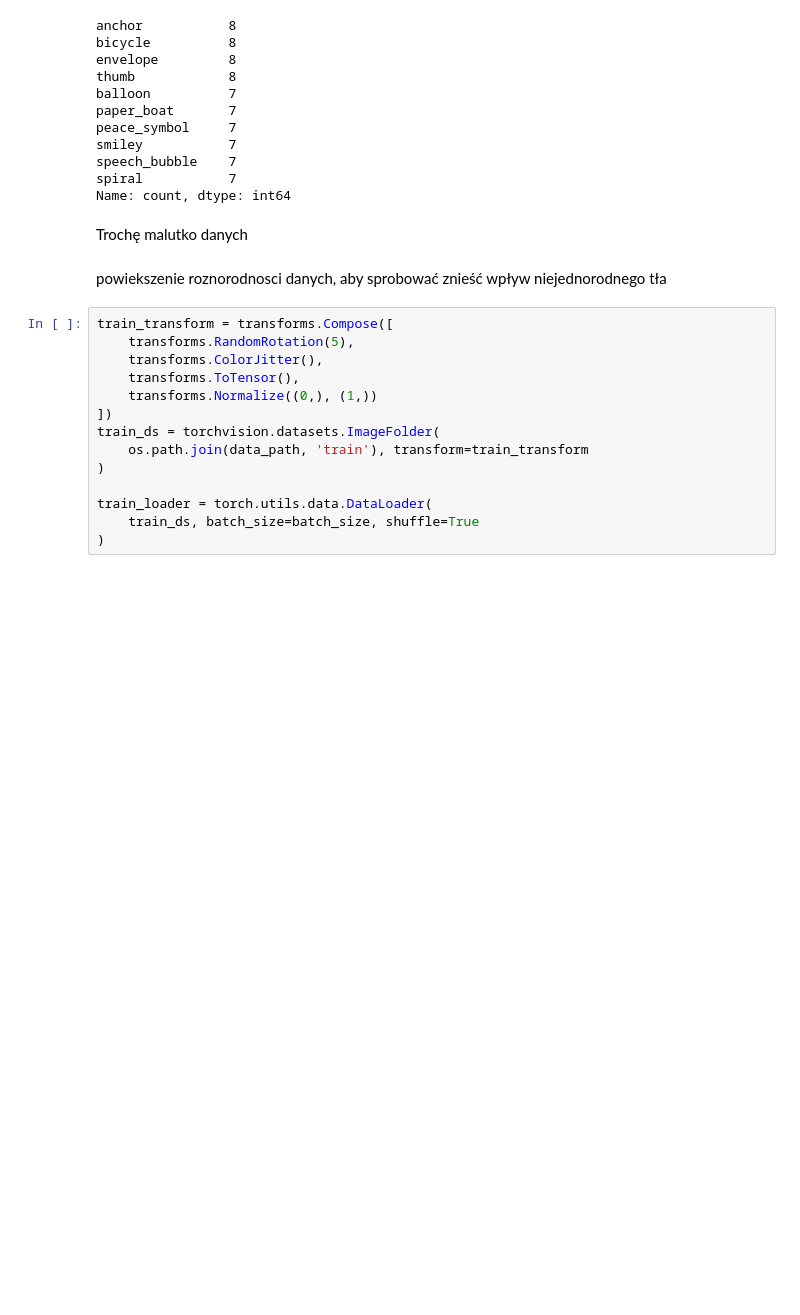
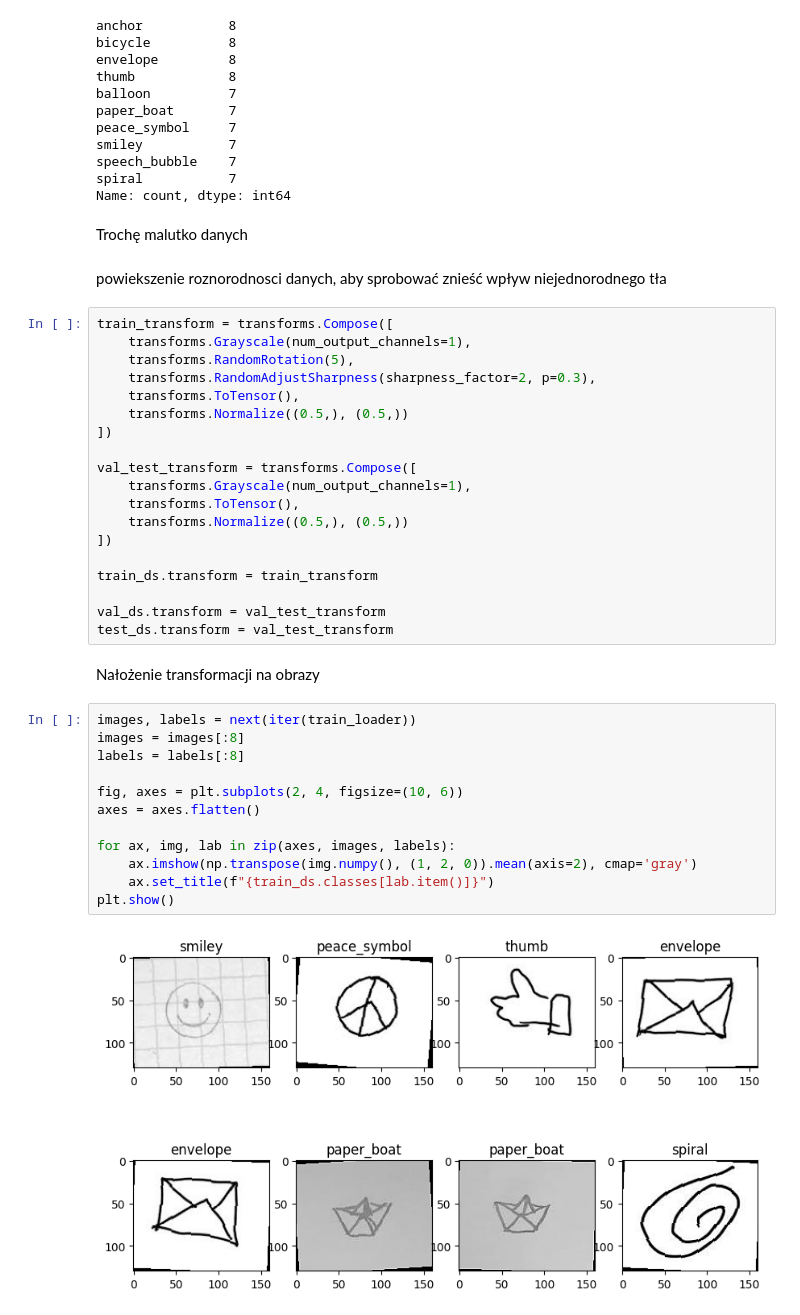
Before and after one commit to fidok15/ProjektRekrutacjaSolvro, a Jupyter notebook: Project/zadanie.ipynb, the cells around one changed output. Cells and saved outputs as stored; diff of their text form; blank space fills up the shorter version.

```diff
--- a/Project/zadanie.ipynb
+++ b/Project/zadanie.ipynb
@@ -154,18 +157,39 @@ Trochę malutko danych
 powiekszenie roznorodnosci danych, aby sprobować znieść wpływ niejednorodnego tła
 # %%
 train_transform = transforms.Compose([
+    transforms.Grayscale(num_output_channels=1),
     transforms.RandomRotation(5),
-    transforms.ColorJitter(),
+    transforms.RandomAdjustSharpness(sharpness_factor=2, p=0.3),
     transforms.ToTensor(),
-    transforms.Normalize((0,), (1,))
+    transforms.Normalize((0.5,), (0.5,))
 ])
-train_ds = torchvision.datasets.ImageFolder(
-    os.path.join(data_path, 'train'), transform=train_transform
-)
 
-train_loader = torch.utils.data.DataLoader(
-    train_ds, batch_size=batch_size, shuffle=True
-)
+val_test_transform = transforms.Compose([
+    transforms.Grayscale(num_output_channels=1),
+    transforms.ToTensor(),
+    transforms.Normalize((0.5,), (0.5,))
+])
+
+train_ds.transform = train_transform
+
+val_ds.transform = val_test_transform
+test_ds.transform = val_test_transform
+# %% [markdown]
+Nałożenie transformacji na obrazy
+# %%
+images, labels = next(iter(train_loader))
+images = images[:8]
+labels = labels[:8]
+
+fig, axes = plt.subplots(2, 4, figsize=(10, 6))
+axes = axes.flatten()
+
+for ax, img, lab in zip(axes, images, labels):
+    ax.imshow(np.transpose(img.numpy(), (1, 2, 0)).mean(axis=2), cmap='gray')
+    ax.set_title(f"{train_ds.classes[lab.item()]}")
+plt.show()
+# %% [output]
+[figure, added]
 # %%
 class MyCNN(nn.Module):
     def __init__(self, num_classes):
```
Also changed, not shown: parts of 9 cells of this notebook, 2 other files.
